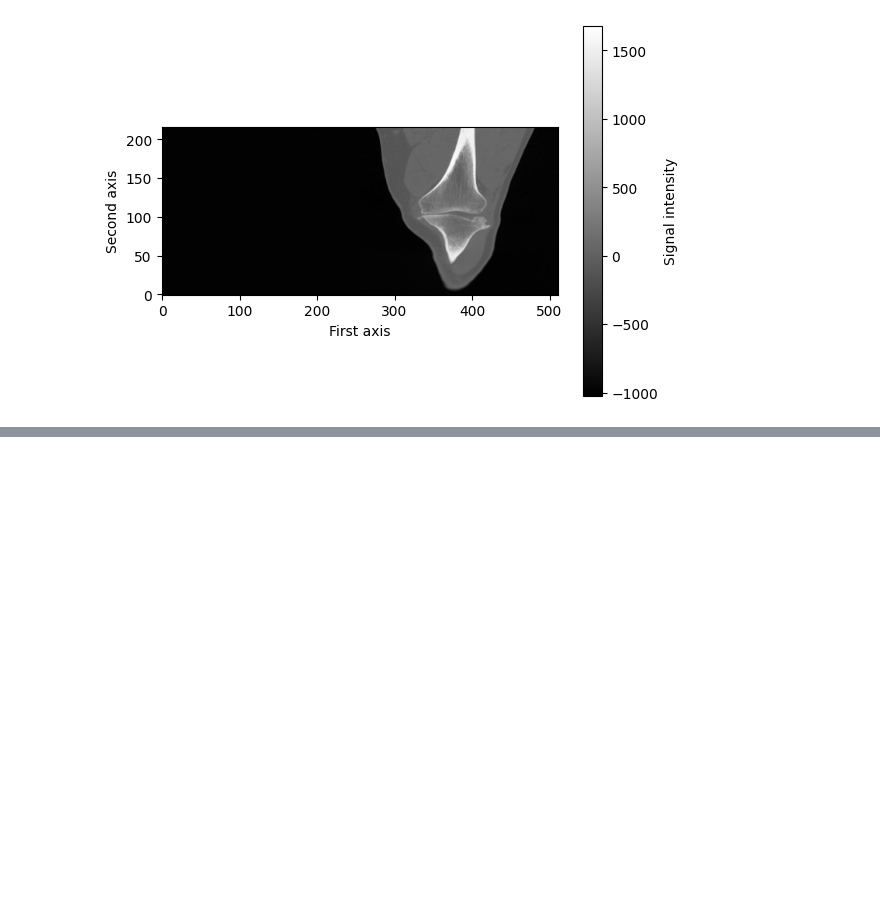
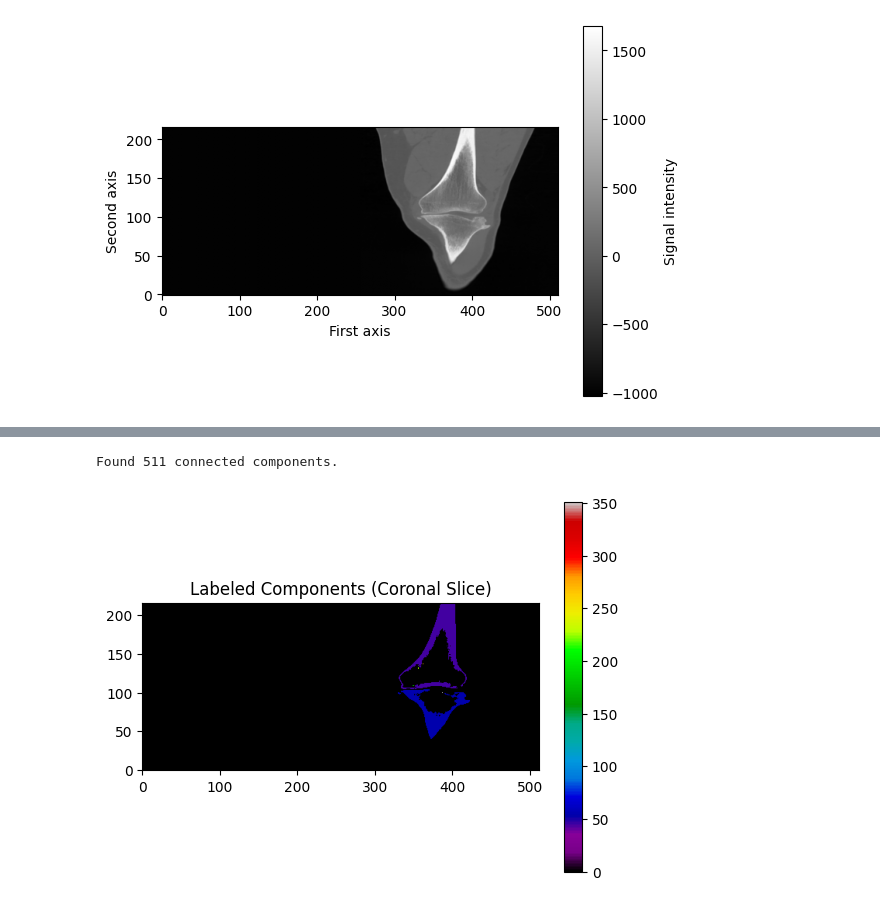
Before and after one commit to Aakriti555/Nammi-assignment, a Jupyter notebook: left_knee_Bone_Segementation.ipynb, the cells around one changed output, grey strips where cells are left out. Drawn from its saved outputs; the diff is of its cells as text; code cells hidden in the pictures; blank space fills up the shorter version.

```diff
--- a/left_knee_Bone_Segementation.ipynb
+++ b/left_knee_Bone_Segementation.ipynb
@@ -78,0 +126,18 @@ plt.show()
+# %%
+# Apply threshold to segment bones (adjust threshold as needed)
+threshold = 350 #350 sweet spot
+bone_mask = img_data > threshold
+
+# Label connected components
+labeled_array, num_features = label(bone_mask)
+print(f"Found {num_features} connected components.")
+
+# Visual check (optional)
+plt.imshow(labeled_array[:, 255, :].T, cmap='nipy_spectral', origin='lower')
+plt.title("Labeled Components (Coronal Slice)")
+plt.colorbar()
+
+plt.show()
+# %% [output]
+Found 511 connected components.
+[figure, added]
```
Also changed, not shown: parts of 3 cells of this notebook.
